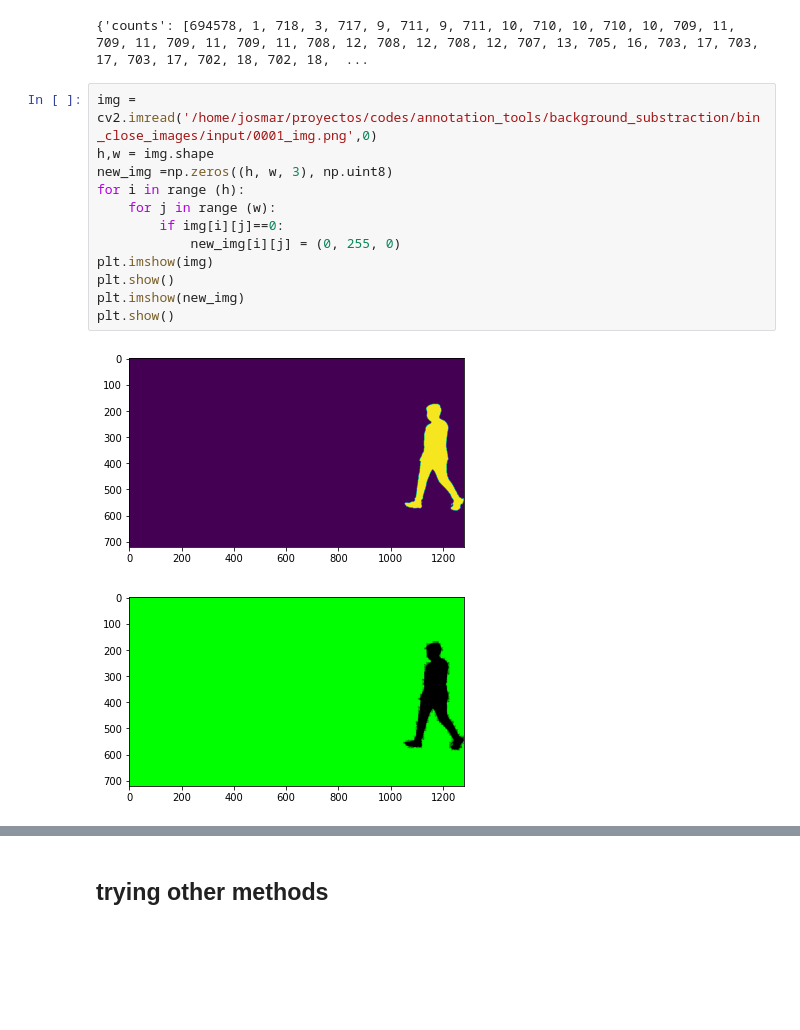
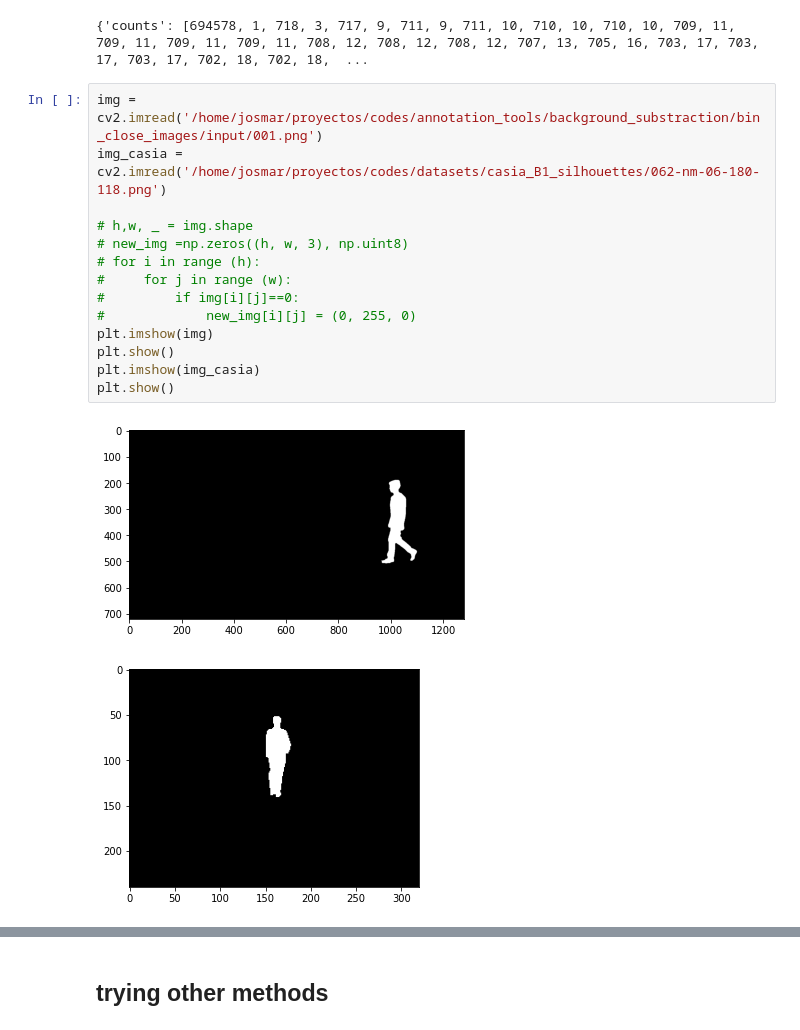
Before and after one commit to JosmarSuarez/Instance_Segmentation_Sandbox, a Jupyter notebook: annotation_tools/bit_to_RLE.ipynb, the cells around one changed output, grey strips where cells are left out. Drawn from its saved outputs; the diff is of its cells as text; blank space fills up the shorter version.

```diff
--- a/annotation_tools/bit_to_RLE.ipynb
+++ b/annotation_tools/bit_to_RLE.ipynb
@@ -164,17 +165,19 @@ print(rle)
 # %% [output]
 {'counts': [694578, 1, 718, 3, 717, 9, 711, 9, 711, 10, 710, 10, 710, 10, 709, 11, 709, 11, 709, 11, 709, 11, 708, 12, 708, 12, 708, 12, 707, 13, 705, 16, 703, 17, 703, 17, 703, 17, 702, 18, 702, 18,  ...
 # %%
-img = cv2.imread('/home/josmar/proyectos/codes/annotation_tools/background_substraction/bin_close_images/input/0001_img.png',0)
-h,w = img.shape
-new_img =np.zeros((h, w, 3), np.uint8)
-for i in range (h):
-    for j in range (w):
-        if img[i][j]==0:
-            new_img[i][j] = (0, 255, 0)
+img = cv2.imread('/home/josmar/proyectos/codes/annotation_tools/background_substraction/bin_close_images/input/001.png')
+img_casia = cv2.imread('/home/josmar/proyectos/codes/datasets/casia_B1_silhouettes/062-nm-06-180-118.png')
+
+# h,w, _ = img.shape
+# new_img =np.zeros((h, w, 3), np.uint8)
+# for i in range (h):
+#     for j in range (w):
+#         if img[i][j]==0:
+#             new_img[i][j] = (0, 255, 0)
 plt.imshow(img)
 plt.show()
-plt.imshow(new_img)
+plt.imshow(img_casia)
 plt.show()
 # %% [output]
-[figure, old version]
+[figure, new version]
-[figure, old version]
+[figure, new version]
```
Also changed, not shown: parts of 5 cells of this notebook, 8 other files.
